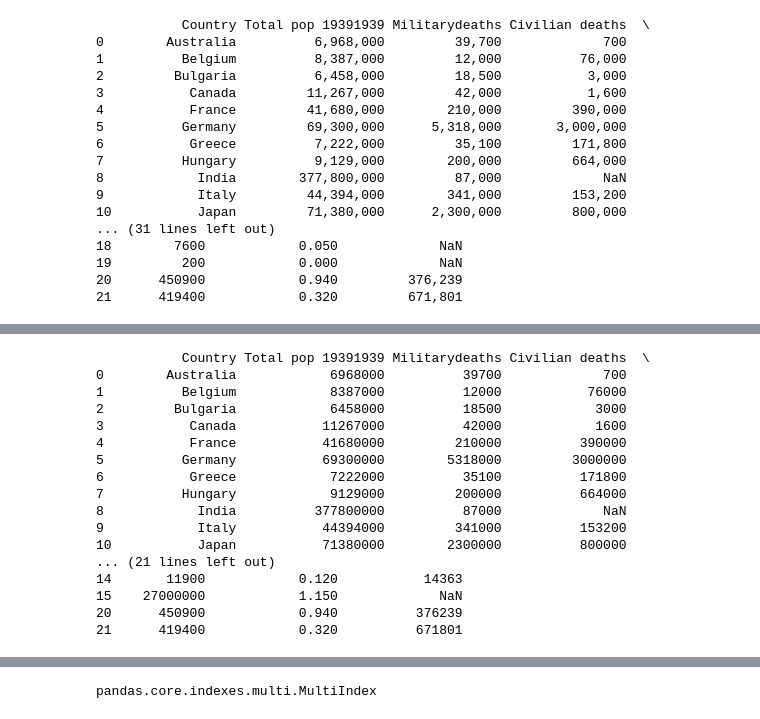
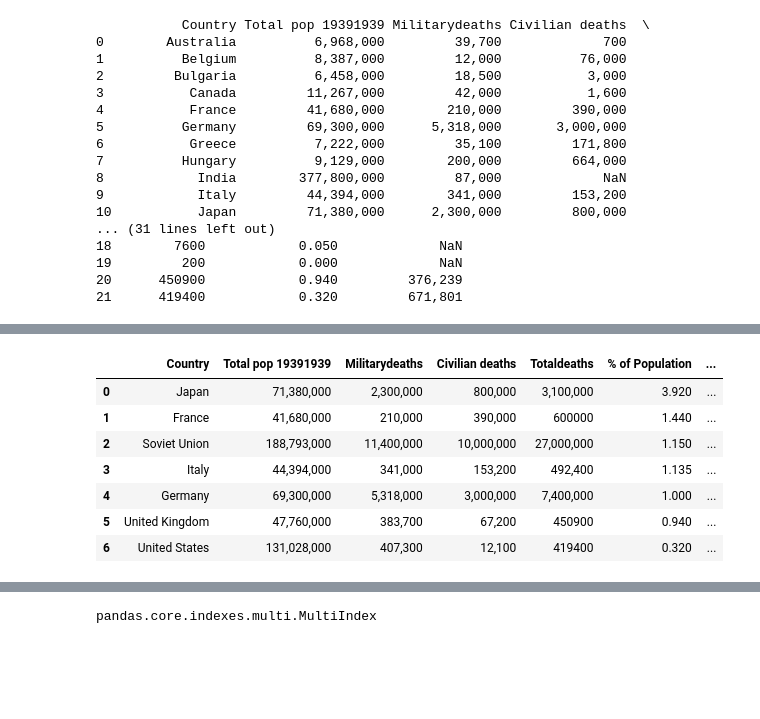
Before and after one commit to conorgleeson95/lecture4_workings, a Jupyter notebook: New Project.ipynb, the cells around one changed output, grey strips where cells are left out. Drawn from its saved outputs; the diff is of its cells as text; code cells hidden in the pictures; blank space fills up the shorter version.

Commit message:
sorting data

```diff
--- a/New Project.ipynb
+++ b/New Project.ipynb
@@ -97,25 +67,23 @@ WW2 = WW2.replace(',','', regex=True)
 # %%
 # Getting rid of x countries
-WW2 = WW2.drop(labels=[0,8,14,6,7,13,1,3,2,11,12,18,16,19,17], axis=0)
+ww2_cleaned = ww2.drop(labels=[0,8,14,6,7,13,1,3,2,11,12,18,16,19,17], axis=0)
 # %%
-print(WW2)
+# sorting on Population column (ascending)
+ww2_cleaned = ww2_cleaned.sort_values(by='% of Population',ascending=False)
-# %% [output]
-           Country Total pop 19391939 Militarydeaths Civilian deaths  \
-0        Australia            6968000          39700             700
-1          Belgium            8387000          12000           76000
-2         Bulgaria            6458000          18500            3000
-3           Canada           11267000          42000            1600
-4           France           41680000         210000          390000
-5          Germany           69300000        5318000         3000000
-6           Greece            7222000          35100          171800
-7          Hungary            9129000         200000          664000
-8            India          377800000          87000             NaN
-9            Italy           44394000         341000          153200
-10           Japan           71380000        2300000          800000
-... (21 lines left out)
-14       11900            0.120           14363
-15    27000000            1.150             NaN
-20      450900            0.940          376239
-21      419400            0.320          671801
+# %%
+# reset index after removing rows
+ww2_cleaned = ww2_cleaned.reset_index(drop=True)
+# %%
+# view dataset with countries removed
+ww2_cleaned
+# %% [output]
+|  | Country | Total pop 19391939 | Militarydeaths | Civilian deaths | Totaldeaths | % of Population | ... |
+| 0 | Japan | 71,380,000 | 2,300,000 | 800,000 | 3,100,000 | 3.920 | ... |
+| 1 | France | 41,680,000 | 210,000 | 390,000 | 600000 | 1.440 | ... |
+| 2 | Soviet Union | 188,793,000 | 11,400,000 | 10,000,000 | 27,000,000 | 1.150 | ... |
+| 3 | Italy | 44,394,000 | 341,000 | 153,200 | 492,400 | 1.135 | ... |
+| 4 | Germany | 69,300,000 | 5,318,000 | 3,000,000 | 7,400,000 | 1.000 | ... |
+| 5 | United Kingdom | 47,760,000 | 383,700 | 67,200 | 450900 | 0.940 | ... |
+| 6 | United States | 131,028,000 | 407,300 | 12,100 | 419400 | 0.320 | ... |
 # %%
 # Dropping unwanted column
```
Also changed, not shown: parts of 18 cells of this notebook.
